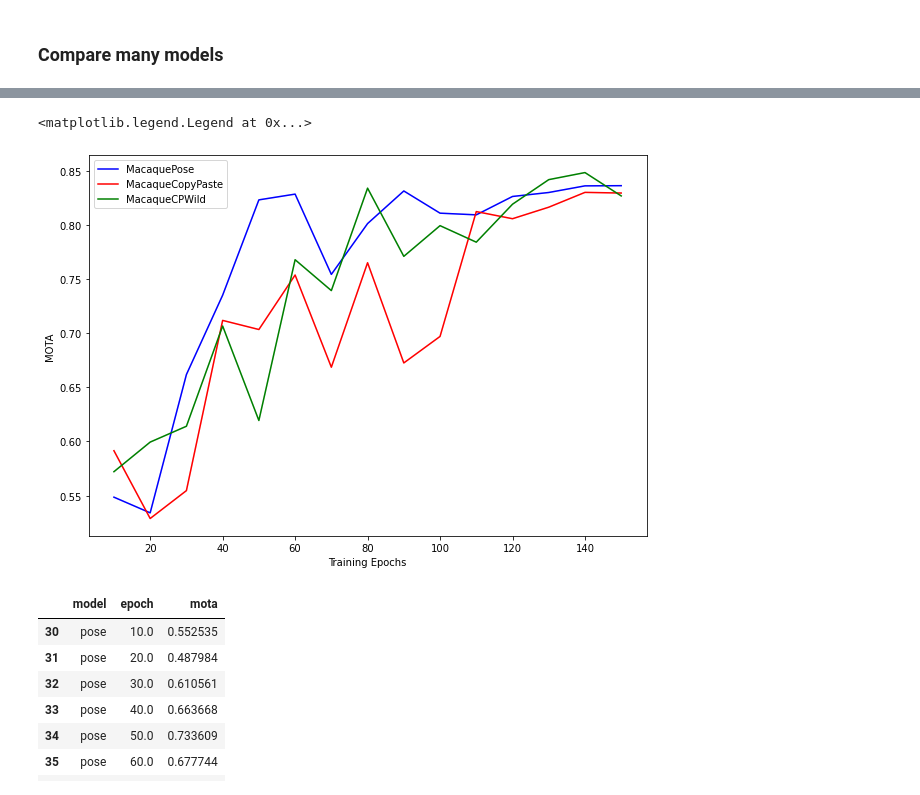
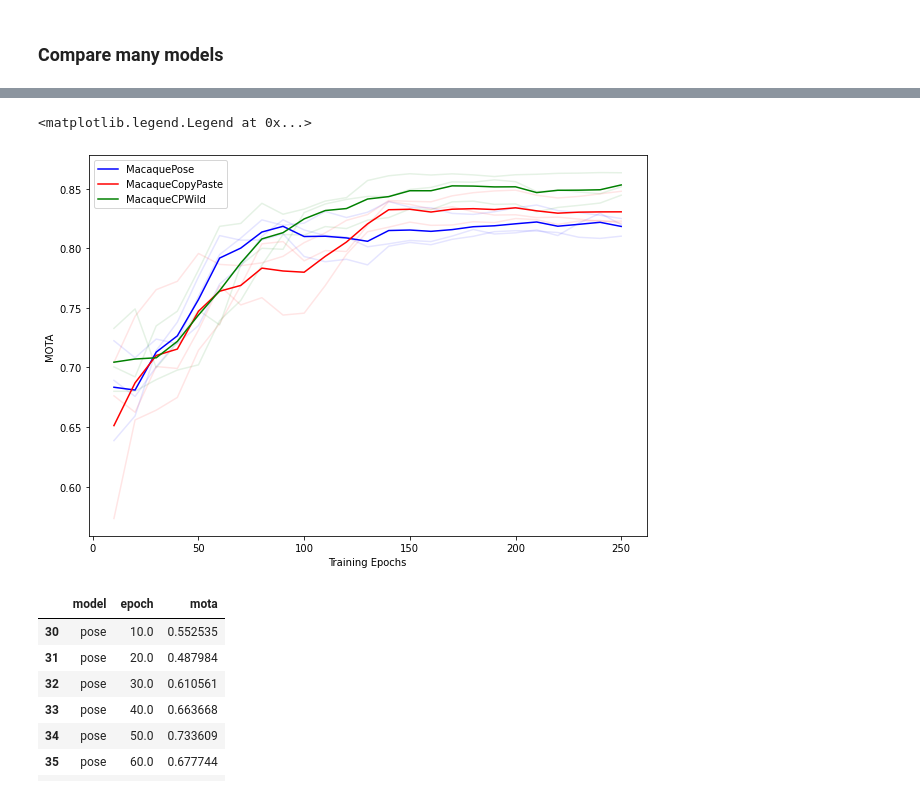
Before and after one commit to ecker-lab/PriMAT-tracking, a Jupyter notebook: notebooks/evaluation.ipynb, the cells around one changed output, grey strips where cells are left out. Drawn from its saved outputs; the diff is of its cells as text; code cells hidden in the pictures.

```diff
--- a/notebooks/evaluation.ipynb
+++ b/notebooks/evaluation.ipynb
@@ -194,5 +179,0 @@ evaluate_model(model, seqs, path = "methods_paper/")
-# %%
-#With overall
-#model = 'mcqcpz120_0.02_0.3_0.3_0.5'
-model = 'macaquecp_1_100'
-evaluate_model(model, seqs, "methods_paper/")
@@ -216,4 +179,0 @@ evaluate_model(model, seqs, "methods_paper/")
-# %%
-#With overall
-model = 'mcqcpwild_lr_130'
-evaluate_model(model, ['VID_20210223_123630_0'])
@@ -236,7 +192,7 @@ models = ['mcqcp_1e4_' + str(elem) for elem in list(range(10, 251, 10))] + \
     ['mcqpose_1e4_' + str(elem) for elem in list(range(10, 501, 10))] +\
     ['mcqcpwild_1e4_' + str(elem) for elem in list(range(10, 251, 10))]
 
-models = [f'{model}_{str(seed)}_{str(epoch)}' for model in ['macaquepose', 'macaquecpw', 'macaquecp'] for seed in [1,2,3] for epoch in range(10,160,10)]
+models = [f'{model}_{str(seed)}_{str(epoch)}' for model in ['macaquepose', 'macaquecpw', 'macaquecp'] for seed in [1,2,3] for epoch in range(10,260,10)]
 #print(models)
 # %%
 #Compare many models
@@ -271,9 +227,9 @@ output['seed'] = output.index.str.split("_").map(lambda x: x[1])
 #output.loc[output.pretrain == "1e4", "seed"] = "human"
 
 #get moving average
-output['mota_roll'] = output.groupby(['model','seed']).mota.transform(lambda s: s.rolling(5, min_periods=1).mean())
-output['idf1_roll'] = output.groupby(['model','seed']).idf1.transform(lambda s: s.rolling(5, min_periods=1).mean())
-output['num_switches_roll'] = output.groupby(['model','seed']).num_switches.transform(lambda s: s.rolling(5, min_periods=1).mean())
+output['mota_roll'] = output.groupby(['model','seed']).mota.transform(lambda s: s.rolling(4, min_periods=1).mean())
+output['idf1_roll'] = output.groupby(['model','seed']).idf1.transform(lambda s: s.rolling(4, min_periods=1).mean())
+output['num_switches_roll'] = output.groupby(['model','seed']).num_switches.transform(lambda s: s.rolling(4, min_periods=1).mean())
 
 output
 # %% [output]
@@ -293,7 +262,7 @@ output
 # %%
 output.to_csv("/usr/users/vogg/monkey-tracking-in-the-wild/eval.csv")
 # %%
-metric = "mota"
+metric = "mota_roll"
 
 subset1 = output[(output.seed == "1") & (output.model == "macaquepose")]
 subset2 = output[(output.seed == "2") & (output.model == "macaquepose")]
@@ -302,34 +271,34 @@ subset4 = output[(output.seed == "1") & (output.model == "macaquecp")]
 subset5 = output[(output.seed == "2") & (output.model == "macaquecp")]
 subset6 = output[(output.seed == "3") & (output.model == "macaquecp")]
 subset7 = output[(output.seed == "1") & (output.model == "macaquecpw")]
 subset8 = output[(output.seed == "2") & (output.model == "macaquecpw")]
 subset9 = output[(output.seed == "3") & (output.model == "macaquecpw")]
 
 subset_summ = output.groupby(['model', 'epoch'])[metric].mean().reset_index()
 subset10 = subset_summ[subset_summ.model == 'macaquepose']
 subset11 = subset_summ[subset_summ.model == 'macaquecp']
 subset12 = subset_summ[subset_summ.model == 'macaquecpw']
 
 fig, ax = plt.subplots(figsize=(10, 7))
 line1,  = ax.plot(subset1.epoch, subset1[metric], c = "blue", alpha = 0.1)
 line2,  = ax.plot(subset2.epoch, subset2[metric], c = "blue", alpha = 0.1)
 line3,  = ax.plot(subset3.epoch, subset3[metric], c = "blue", alpha = 0.1)
 line4,  = ax.plot(subset4.epoch, subset4[metric], c = "red", alpha = 0.1)
 line5,  = ax.plot(subset5.epoch, subset5[metric], c = "red", alpha = 0.1)
 line6,  = ax.plot(subset6.epoch, subset6[metric], c = "red", alpha = 0.1)
 line7,  = ax.plot(subset7.epoch, subset7[metric], c = "green", alpha = 0.1)
 line8,  = ax.plot(subset8.epoch, subset8[metric], c = "green", alpha = 0.1)
 line9,  = ax.plot(subset9.epoch, subset9[metric], c = "green", alpha = 0.1)
 line10,  = ax.plot(subset10.epoch, subset10[metric], c = "blue")
 line11,  = ax.plot(subset11.epoch, subset11[metric], c = "red")
 line12,  = ax.plot(subset12.epoch, subset12[metric], c = "green")
 #ax.plot(output.epoch, 1 - (output.num_switches / (output.num_switches.max() * 2)))
 ax.set_xlabel("Training Epochs")
 ax.set_ylabel("MOTA")
 ax.legend([line10, line11, line12], ['MacaquePose', 'MacaqueCopyPaste', 'MacaqueCPWild'])
 # %% [output]
 <matplotlib.legend.Legend at 0x...>
-[figure, old version]
+[figure, new version]
 # %%
 subset10
 # %% [output]
```
Also changed, not shown: parts of 12 cells of this notebook, 27 other files.
